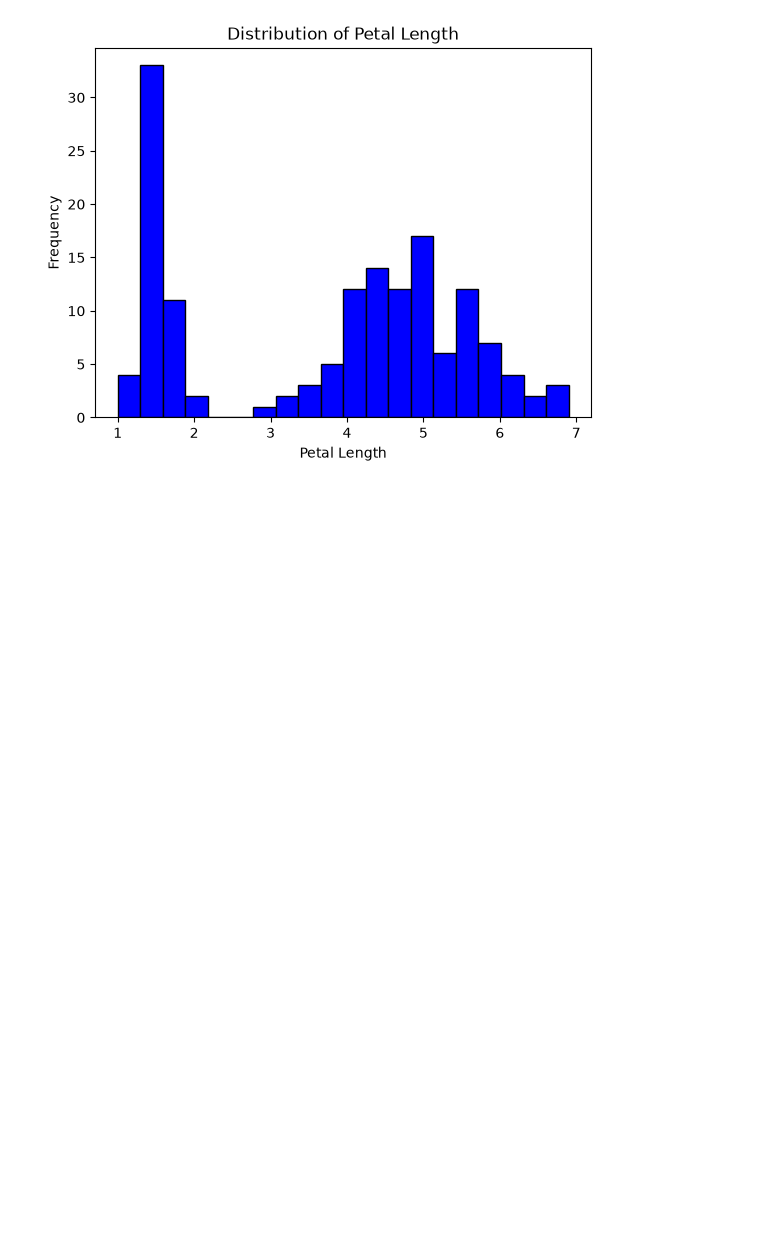
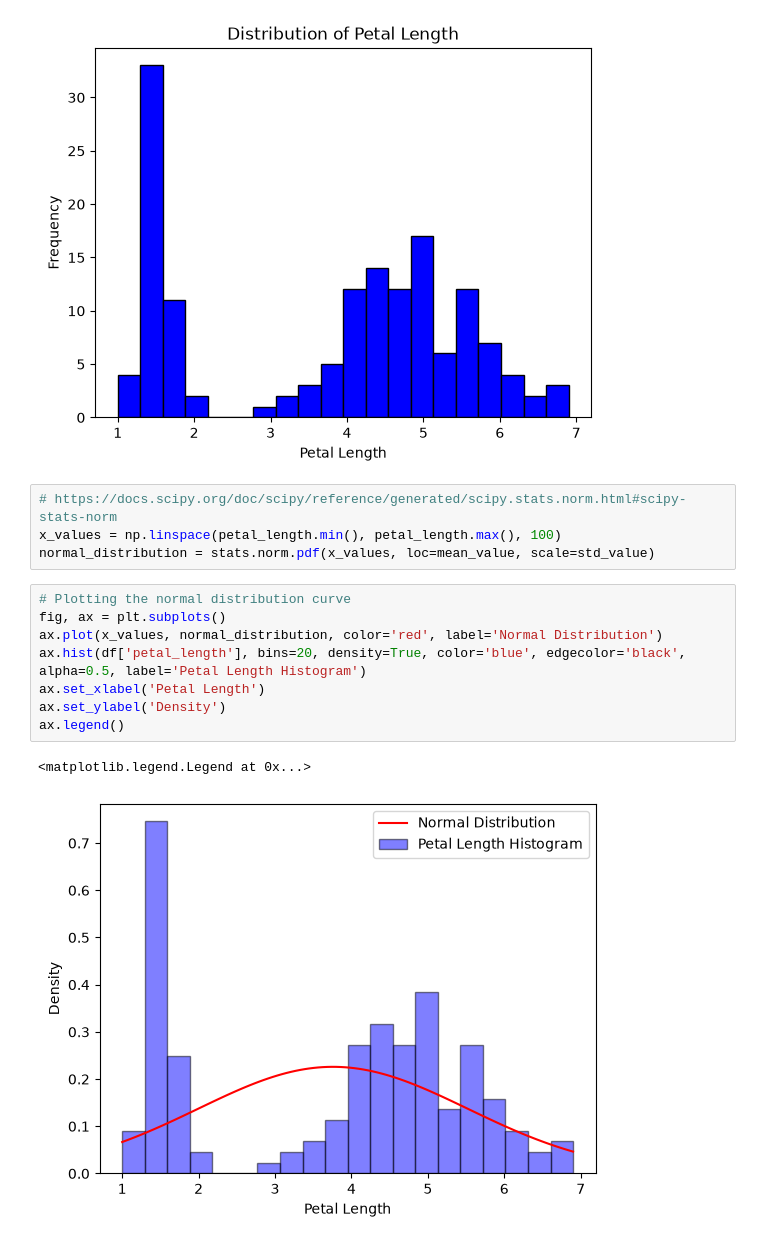
Before and after one commit to dimon-ua/assessment-submission, a Jupyter notebook: problems.ipynb, the cells around one changed output. Saved outputs shown, nothing was run; the diff lists cells and outputs as text; blank space fills up the shorter version.

Commit message:
Plotting the normal distribution curve

```diff
--- a/problems.ipynb
+++ b/problems.ipynb
@@ -62,3 +68,18 @@ plt.title('Distribution of Petal Length')
 plt.show()
 # %% [output]
 [figure]
+# %%
+# https://docs.scipy.org/doc/scipy/reference/generated/scipy.stats.norm.html#scipy-stats-norm
+x_values = np.linspace(petal_length.min(), petal_length.max(), 100)
+normal_distribution = stats.norm.pdf(x_values, loc=mean_value, scale=std_value)
+# %%
+# Plotting the normal distribution curve
+fig, ax = plt.subplots()
+ax.plot(x_values, normal_distribution, color='red', label='Normal Distribution')
+ax.hist(df['petal_length'], bins=20, density=True, color='blue', edgecolor='black', alpha=0.5, label='Petal Length Histogram')
+ax.set_xlabel('Petal Length')
+ax.set_ylabel('Density')
+ax.legend()
+# %% [output]
+<matplotlib.legend.Legend at 0x...>
+[figure, added]
```
Also changed, not shown: parts of 1 cell of this notebook.
